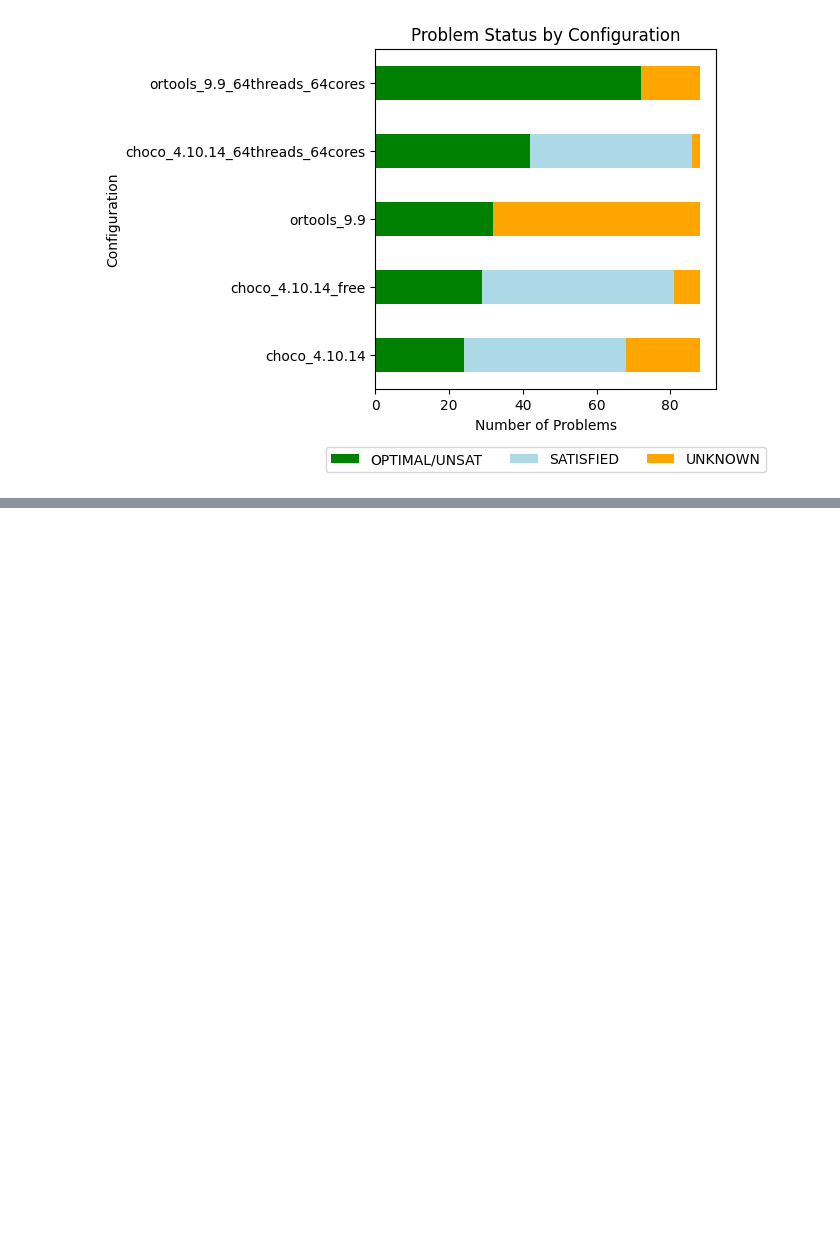
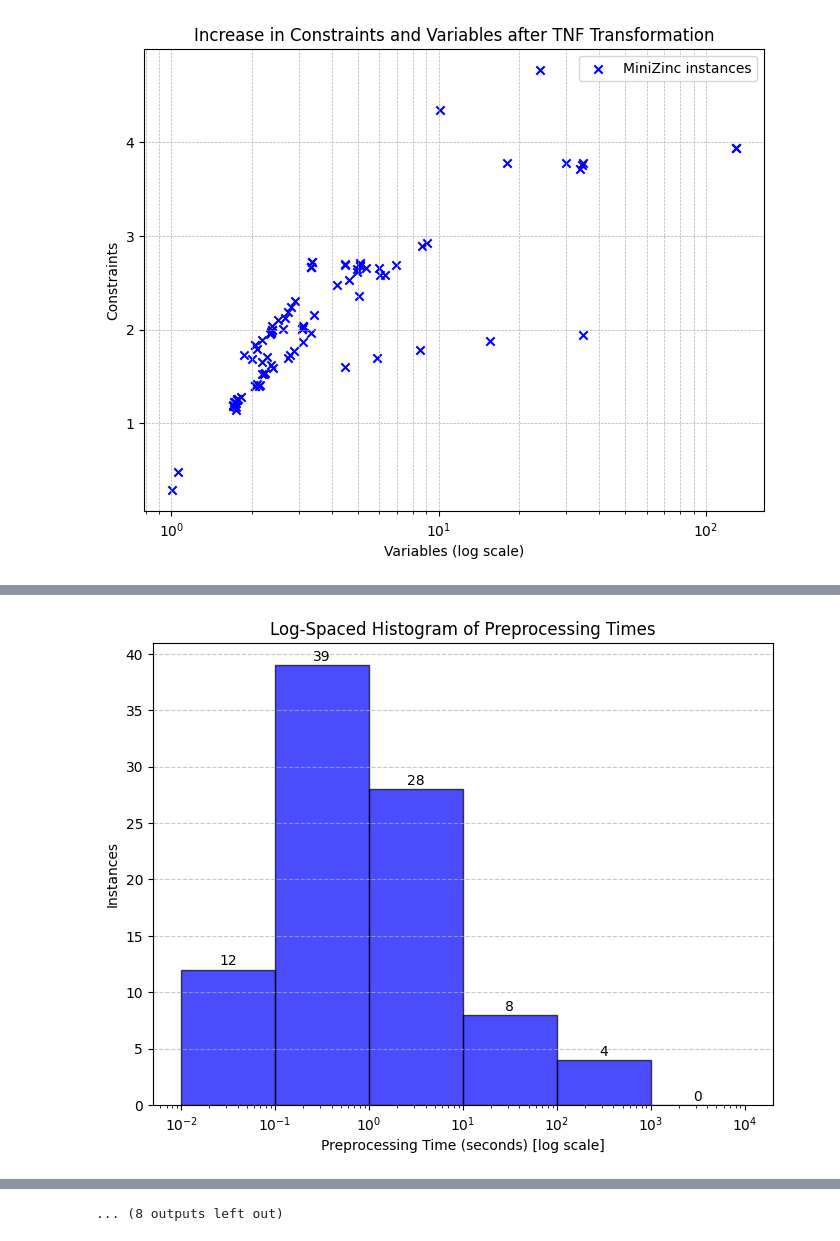
Before and after one commit to lattice-land/bench, a Jupyter notebook: benchmarks/analyzing/analysis.ipynb, the cells around one changed output, grey strips where cells are left out. Saved outputs shown, nothing was run; the diff lists cells and outputs as text; code cells hidden in the pictures; blank space fills up the shorter version.

Commit message:
Add a short benchmarking campaign.

```diff
--- a/benchmarks/analyzing/analysis.ipynb
+++ b/benchmarks/analyzing/analysis.ipynb
@@ -30,11 +30,12 @@ df = analysis.read_experiments([
   # "../campaign/helios/turbo.gpu.release-v1.2.4.csv",
   # "../campaign/helios/turbo.gpu.release-v1.2.5.csv",
   # "../campaign/helios/turbo.gpu.release-v1.2.6.csv",
-  "../campaign/aion/org.choco.choco-v4.10.14-mzn2024.csv",
-  "../campaign/aion/com.google.ortools.sat-v9.9.csv"
+  # "../campaign/helios/turbo.gpu.release-v1.2.7-mzn2024.csv",
+  # "../campaign/aion/org.choco.choco-v4.10.18-mzn2024.csv",
+  # "../campaign/aion/com.google.ortools.sat-v9.9.csv"
   # "../campaign/iris/turbo.gpu.release-v1.2.4.csv",
   # "../campaign/precision7750/turbo.cpu.release-v1.2.6-analysis.csv"
-  # "../campaign/aion/turbo.cpu.release-v1.2.7-mzn2024-analysis.csv"
+  "../campaign/aion/turbo.cpu.release-v1.2.7-mzn2024-analysis.csv"
   # "../campaign/precision7750/turbo.gpu.release-v1.2.7.csv"
   # "../campaign/precision5820/turbo.cpu.release-v1.2.4.csv"
 ])
@@ -46,64 +47,62 @@ df = analysis.read_experiments([
 # Because globalmem was only benchmarked on problems that could fit in shared memory.
 # But we don't want to remove the others for most of the analysis. (comment the line if you want to analyse the globalmem results)
 df = df[df['uid'] != "turbo.gpu.release_1.2.0_precision5820_300s_gpu_4096_64_globalmem"]
+# df = df[df['uid'] != "turbo.gpu.release_1.2.7_helios_1200s_hybrid_wac1_4096_32768_132_72"]
 
 mzn_challenge = pd.read_csv("../benchmarking/mzn2024_noset.csv")
+mzn_challenge['model_data_file'] = mzn_challenge['model'] + ' - ' + mzn_challenge['data_file']
 # print(mzn_challenge)
-mzn_data = set(mzn_challenge['data_file'])
-df = df[df['data_file'].isin(mzn_data)]
+mzn_data = set(mzn_challenge['model_data_file'])
+df = df[df['model_data_file'].isin(mzn_data)]
 # df = df[(df['status'] != "ERROR")]
+
 # Instances that might have been solved during flattening.
-# df = df[~(df['preprocessing_time'].isna())]
-
-# analysis.show_problem_table(df)
+df = df[~(df['preprocessing_time'].isna())]
+analysis.analyse_tnf_per_problem(df)
+analysis.heatmap_operators(df)
 
 df = analysis.intersect(df)
+
+choco = analysis.read_experiments([
+  "../campaign/aion/org.choco.choco-v4.10.18-mzn2024.csv"
+])
+
+df['choco_vars'] = choco['variables']
+df['choco_cons'] = choco['constraints']
+
+analysis.analyse_tnf_per_problem(df, False, 'parsed_variables', 'parsed_constraints', 'variables_after_simplification', 'constraints_after_simplification')
+analysis.analyse_tnf_per_problem(df, True, 'choco_vars', 'choco_cons')
+analysis.analyse_tnf_per_problem(df, True, 'choco_vars', 'choco_cons', 'parsed_variables', 'parsed_constraints')
+analysis.analyse_tnf_per_problem(df, True, 'choco_vars', 'choco_cons','variables_after_simplification', 'constraints_after_simplification')
 
 # df = df[df['timeout_ms'] == 1200000]
 
 # print(df[df['preprocessing_time'] >= 1200])
 
-# analysis.show_problem_table(df[df['uid'] == "turbo.gpu.release_1.2.4_precision5820_300s_hybrid_ac1_4096_128"])
+# analysis.analyse_tnf_per_problem(df[df['uid'] == "turbo.gpu.release_1.2.4_precision5820_300s_hybrid_ac1_4096_128"])
 
 analysis.plot_overall_result(df)
 # display(HTML(analysis.metrics_table(df[df['mzn_solver'].str.startswith("turbo")]).to_html()))
 metrics = analysis.metrics_table(df)
 display(HTML(metrics.to_html()))
-# sorted_metrics = metrics.sort_values(by=['problem_optimal', 'problem_sat', 'avg_nodes_per_second', 'version'], ascending=[False, False, False, True])
-# print(sorted_metrics[['short_uid','avg_nodes_per_second','problem_optimal', 'problem_sat', 'problem_unknown']].to_markdown(index=False))
+sorted_metrics = metrics.sort_values(by=['problem_optimal', 'problem_sat', 'avg_nodes_per_second', 'version'], ascending=[False, False, False, True])
+print(sorted_metrics[['short_uid','avg_nodes_per_second','problem_optimal', 'problem_sat', 'problem_unknown']].to_markdown(index=False))
 
-# analysis.plot_time_distribution("hybrid264-4096-sub15", df[df['uid'] == "turbo.gpu.release_1.2.6_helios_1200s_hybrid_wac1_4096_32768_264_72"])
-# analysis.plot_time_distribution("gpu", df[df['uid'] == "turbo.gpu.release_1.2.5_precision5820_300s_gpu_ac1_4096_64"])
-# analysis.plot_time_distribution("hybrid264-wac1-4096-sub15", df[df['uid'] == "turbo.gpu.release_1.2.6_helios_300s_hybrid_wac1_4096_33554432_264_72"])
-# analysis.plot_time_distribution("hybrid264-wac1-4096-sub20", df[df['uid'] == "turbo.gpu.release_1.2.6_helios_300s_hybrid_wac1_4096_1048576_264_72"])
-# analysis.plot_time_distribution("hybrid264-wac1-4096-sub25", df[df['uid'] == "turbo.gpu.release_1.2.6_helios_300s_hybrid_wac1_4096_32768_264_72"])
-# analysis.plot_time_distribution("hybrid264-wac1-4096", df[df['uid'] == "turbo.gpu.release_1.2.6_helios_300s_hybrid_wac1_4096_4096_264_72"])
-# analysis.plot_time_distribution("hybrid132-ac1-4096", df[df['uid'] == "turbo.gpu.release_1.2.5_helios_300s_hybrid_ac1_4096_132_72"])
-# analysis.plot_time_distribution("hybrid128", df[df['uid'] == "turbo.gpu.release_1.2.4_precision5820_300s_hybrid_4096_128_10"])
-# analysis.plot_time_distribution("hybrid64", df[df['uid'] == "turbo.gpu.release_1.2.5_precision5820_300s_hybrid_4096_64_10"])
-# analysis.plot_time_distribution("hybrid128", df[df['uid'] == "turbo.gpu.release_1.2.5_precision5820_300s_hybrid_4096_128_10"])
+# analysis.plot_time_distribution("hybrid264-wac1-4096-sub15", df[df['uid'] == "turbo.gpu.release_1.2.7_helios_1200s_hybrid_wac1_4096_32768_264_72"])
 
 # analysis.comparison_table_md(df, "turbo.gpu.release_1.2.4_precision5820_300s_hybrid_ac1_4096_128_10", "turbo.gpu.release_1.2.5_precision5820_300s_hybrid_ac1_4096_128_10")
 
 # print(analysis.list_problem_where_leq(df, "nodes", "turbo.gpu.release_1.2.0_precision5820_300s_4096_64_256", "turbo.gpu.release_1.2.1_precision5820_300s_4096_64_1024"))
 
-# p = analysis.compare_solvers_pie_chart(df, "turbo.gpu.release_1.2.0_precision5820_300s_4096_64_256", "turbo.gpu.release_1.2.2_precision5820_300s_4096_64_256")
-# print(p[p['Comparison'] == 'turbo.gpu.release_1.1.7_precision5820_300s_4096_64_256 better'])
+p = analysis.compare_solvers_pie_chart(df, "turbo.gpu.release_1.2.7_helios_1200s_hybrid_wac1_4096_32768_132_72", "org.choco.choco_4.10.18_aion_1200s")
+# print(p[p['Comparison'] == 'Error'])
+# p = analysis.compare_solvers_pie_chart(df, "turbo.gpu.release_1.2.7_helios_1200s_hybrid_wac1_4096_32768_264_72", "org.choco.choco_4.10.18_aion_1200s_free")
+# p = analysis.compare_solvers_pie_chart(df, "turbo.gpu.release_1.2.7_helios_1200s_hybrid_wac1_4096_32768_264_72", "org.choco.choco_4.10.18_aion_1200s_64threads_64cores")
+p = analysis.compare_solvers_pie_chart(df, "turbo.gpu.release_1.2.7_helios_1200s_hybrid_wac1_4096_32768_132_72", "com.google.ortools.sat_9.9_aion_1200s")
+# p = analysis.compare_solvers_pie_chart(df, "turbo.gpu.release_1.2.7_helios_1200s_hybrid_wac1_4096_32768_264_72", "com.google.ortools.sat_9.9_aion_1200s_64threads_64cores")
+# print(p[p['Comparison'] == 'turbo.gpu.release_1.2.7_helios_1200s_hybrid_wac1_4096_32768_264_72 better'])
 
 # p = analysis.compare_solvers_pie_chart(df, "turbo.gpu.release_1.2.6_helios_1200s_hybrid_wac1_4096_32768_264_72", "turbo.gpu.release_1.2.6_helios_1200s_hybrid_wac1_4096_131072_264_72")
 # print(p[p['Comparison'] == 'Error'])
-# p = analysis.compare_solvers_pie_chart(df, "org.choco.choco_4.10.14_aion_1200s", "turbo.gpu.release_1.2.6_helios_1200s_hybrid_wac1_4096_32768_264_72")
-# p = analysis.compare_solvers_pie_chart(df, "org.choco.choco_4.10.14_aion_1200s", "turbo.gpu.release_1.2.6_helios_1200s_hybrid_wac1_4096_131072_264_72")
-# p = analysis.compare_solvers_pie_chart(df, "org.choco.choco_4.10.15_precision5820_300s", "turbo.gpu.release_1.2.6_helios_300s_hybrid_wac1_4096_4194304_264_72")
-# p = analysis.compare_solvers_pie_chart(df, "org.choco.choco_4.10.15_precision5820_300s", "turbo.gpu.release_1.2.6_helios_300s_hybrid_wac1_4096_16384_264_72")
-# p = analysis.compare_solvers_pie_chart(df, "org.choco.choco_4.10.15_precision5820_300s", "turbo.gpu.release_1.2.6_helios_300s_hybrid_wac1_4096_262144_264_72")
-# p = analysis.compare_solvers_pie_chart(df, "org.choco.choco_4.10.15_precision5820_300s", "turbo.gpu.release_1.2.6_helios_300s_hybrid_wac1_4096_4096_264_72")
-# p = analysis.compare_solvers_pie_chart(df, "turbo.gpu.release_1.2.6_helios_300s_hybrid_wac1_4096_262144_264_72", "turbo.gpu.release_1.2.6_helios_300s_hybrid_wac1_4096_4194304_264_72")
-# p = analysis.compare_solvers_pie_chart(df, "turbo.gpu.release_1.2.6_helios_300s_hybrid_wac1_4096_262144_264_72", "turbo.gpu.release_1.2.6_helios_300s_hybrid_wac1_4096_16384_264_72")
-# p = analysis.compare_solvers_pie_chart(df, "turbo.gpu.release_1.2.6_helios_300s_hybrid_wac1_4096_4096_264_72", "turbo.gpu.release_1.2.6_helios_300s_hybrid_wac1_4096_16384_264_72")
-# p = analysis.compare_solvers_pie_chart(df, "turbo.gpu.release_1.2.5_precision5820_300s_hybrid_ac1_4096_128_10", "turbo.gpu.release_1.2.4_precision5820_300s_hybrid_ac1_4096_128_10")
 # print(p[p['Comparison'] == 'turbo.gpu.release_1.2.5_precision5820_300s_hybrid_ac1_4096_128_10 better'])
-
-# df[(df['uid'] == "turbo.gpu.release_1.2.0_precision5820_300s_4096_64_256") & (df['memory_configuration'] != "global") & (df['eps_num_subproblems'] == 4096)]
-# df[(df['mzn_solver'] == "turbo.gpu.release") & (df['problem'] == "nfc") & (df['eps_num_subproblems'] == 4096)]
 # %% [output]
@@ -119 +126 @@ Name: data_file, dtype: object
-[figure, old version]
+[figure, new version]
@@ -125,0 +127 @@ Name: data_file, dtype: object
+[figure, added]
@@ -125,0 +185 @@ Name: data_file, dtype: object
+... (8 outputs left out)
```
Also changed, not shown: parts of 1 cell of this notebook, 2 other files.
